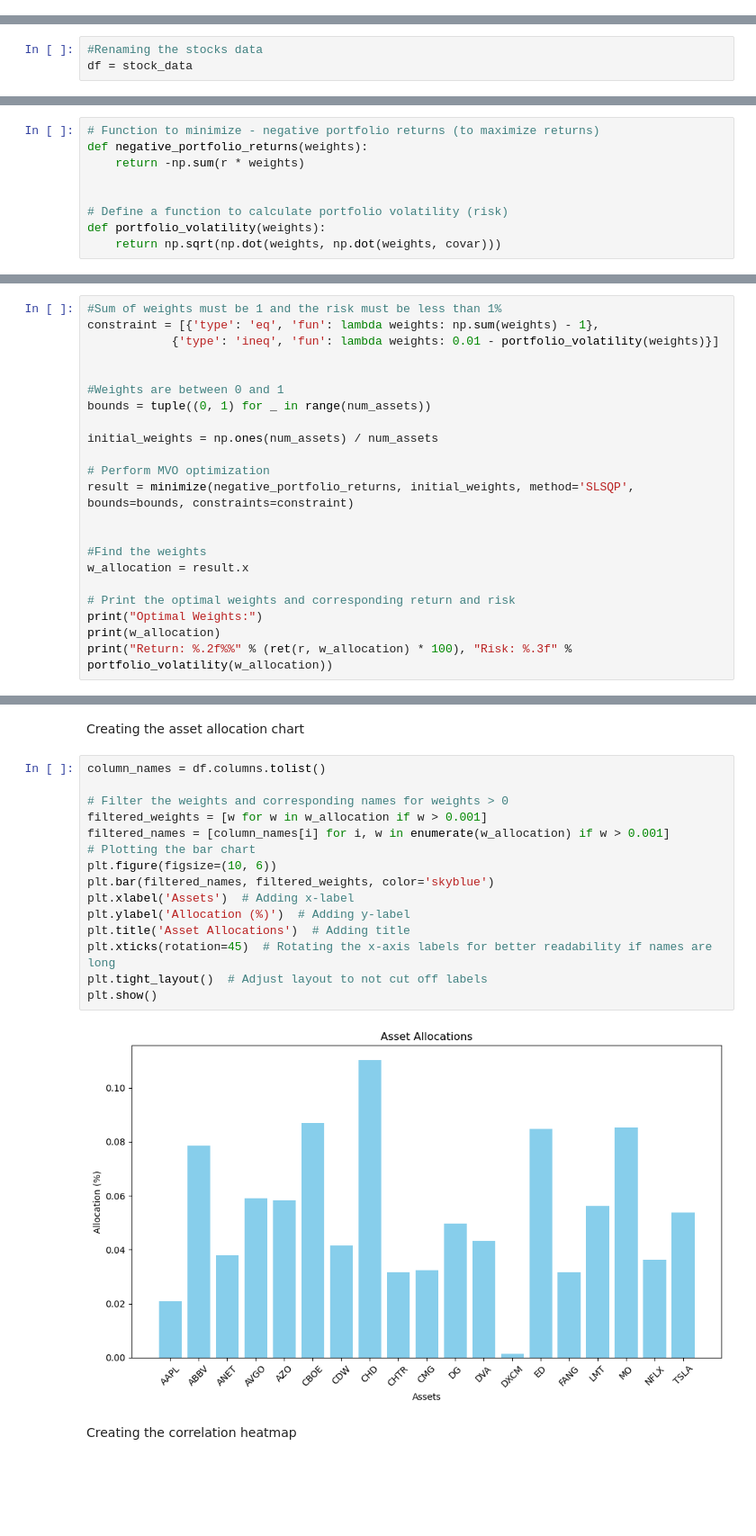
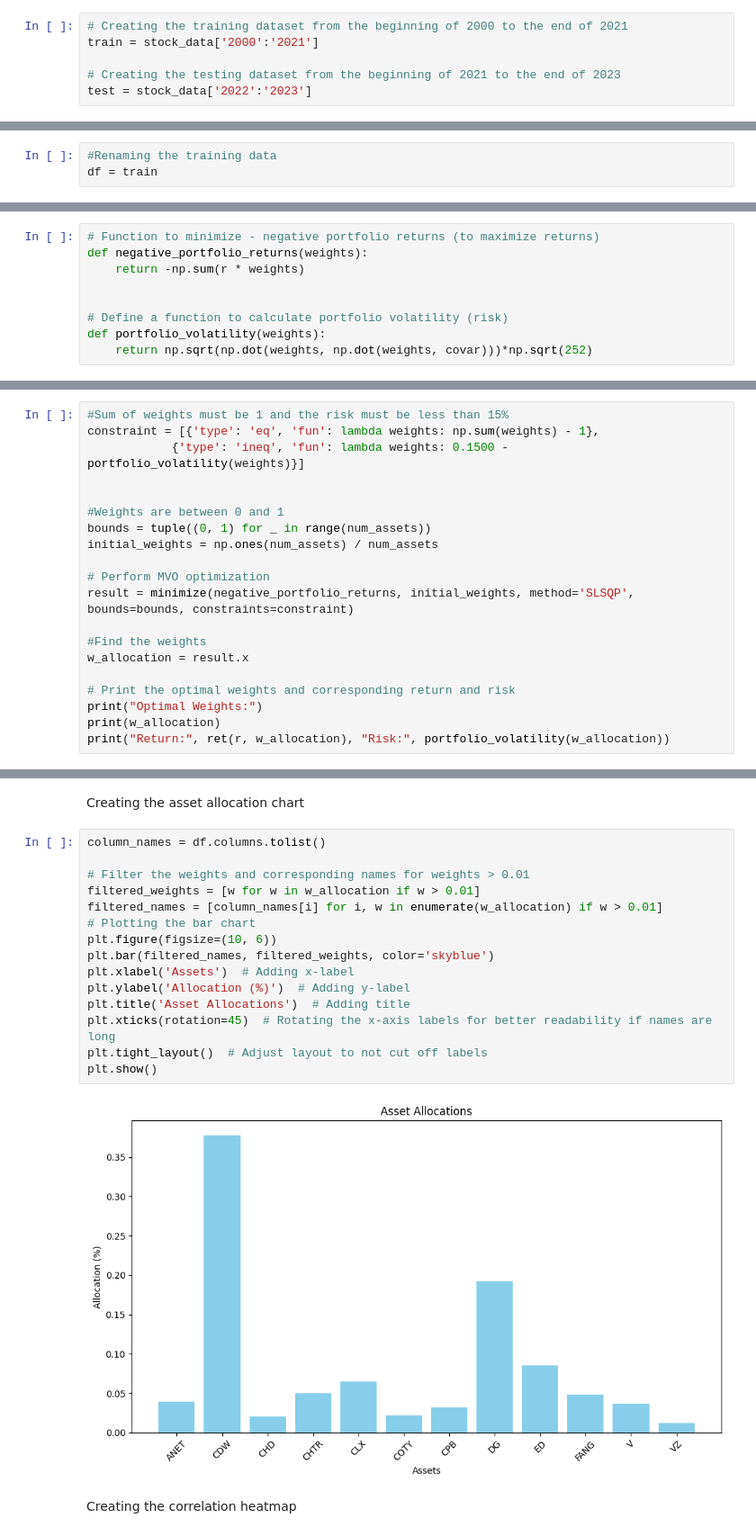
Before and after one commit to DilshanSonnadara/Quantum_Computing_Research, a Jupyter notebook: Mean-Variance Optimization.ipynb, the cells around one changed output, grey strips where cells are left out. Shown: that part at 90% size. Drawn from its saved outputs; the diff is of its cells as text; blank space fills up the shorter version.

```diff
--- a/Mean-Variance Optimization.ipynb
+++ b/Mean-Variance Optimization.ipynb
@@ -24,8 +26,14 @@ stock_data.set_index('Date', inplace=True)
+# %%
+# Creating the training dataset from the beginning of 2000 to the end of 2021
+train = stock_data['2000':'2021']
+
+# Creating the testing dataset from the beginning of 2021 to the end of 2023
+test = stock_data['2022':'2023']
 # %% [markdown]
 Getting the initial data ready
 # %%
-#Renaming the stocks data
-df = stock_data
+#Renaming the training data
+df = train
 # %%
 # Calculate annualized average return for each stock.
 r = np.mean(df,axis=0)*252
@@ -52,7 +60,7 @@ def negative_portfolio_returns(weights):
 
 # Define a function to calculate portfolio volatility (risk)
 def portfolio_volatility(weights):
-    return np.sqrt(np.dot(weights, np.dot(weights, covar)))
+    return np.sqrt(np.dot(weights, np.dot(weights, covar)))*np.sqrt(252)
 # %%
 #Sum of weights should be 1
 weight_sum_constraint = {'type': 'eq', 'fun': lambda weights: np.sum(weights) - 1}
@@ -188,17 +235,15 @@ Finding the portfolio for a risk value of 1%
 # %%
-#Sum of weights must be 1 and the risk must be less than 1%
+#Sum of weights must be 1 and the risk must be less than 15%
 constraint = [{'type': 'eq', 'fun': lambda weights: np.sum(weights) - 1},
-            {'type': 'ineq', 'fun': lambda weights: 0.01 - portfolio_volatility(weights)}]
+            {'type': 'ineq', 'fun': lambda weights: 0.1500 - portfolio_volatility(weights)}]
 
 
 #Weights are between 0 and 1
 bounds = tuple((0, 1) for _ in range(num_assets))
-
 initial_weights = np.ones(num_assets) / num_assets
 
 # Perform MVO optimization
 result = minimize(negative_portfolio_returns, initial_weights, method='SLSQP', bounds=bounds, constraints=constraint)
-
 
 #Find the weights
 w_allocation = result.x
@@ -206,6 +251,6 @@ w_allocation = result.x
 # Print the optimal weights and corresponding return and risk
 print("Optimal Weights:")
 print(w_allocation)
-print("Return: %.2f%%" % (ret(r, w_allocation) * 100), "Risk: %.3f" % portfolio_volatility(w_allocation))
+print("Return:", ret(r, w_allocation), "Risk:", portfolio_volatility(w_allocation))
 # %% [output]
 Optimal Weights:
@@ -230,20 +275,20 @@ Creating the asset allocation chart
 # %%
 column_names = df.columns.tolist()
 
-# Filter the weights and corresponding names for weights > 0
-filtered_weights = [w for w in w_allocation if w > 0.001]
-filtered_names = [column_names[i] for i, w in enumerate(w_allocation) if w > 0.001]
+# Filter the weights and corresponding names for weights > 0.01
+filtered_weights = [w for w in w_allocation if w > 0.01]
+filtered_names = [column_names[i] for i, w in enumerate(w_allocation) if w > 0.01]
 # Plotting the bar chart
 plt.figure(figsize=(10, 6))
 plt.bar(filtered_names, filtered_weights, color='skyblue')
 plt.xlabel('Assets')  # Adding x-label
 plt.ylabel('Allocation (%)')  # Adding y-label
 plt.title('Asset Allocations')  # Adding title
 plt.xticks(rotation=45)  # Rotating the x-axis labels for better readability if names are long
 plt.tight_layout()  # Adjust layout to not cut off labels
 plt.show()
 # %% [output]
-[figure, old version]
+[figure, new version]
 # %% [markdown]
 Creating the correlation heatmap
 # %%
```
Also changed, not shown: parts of 13 cells of this notebook, 3 other files.
